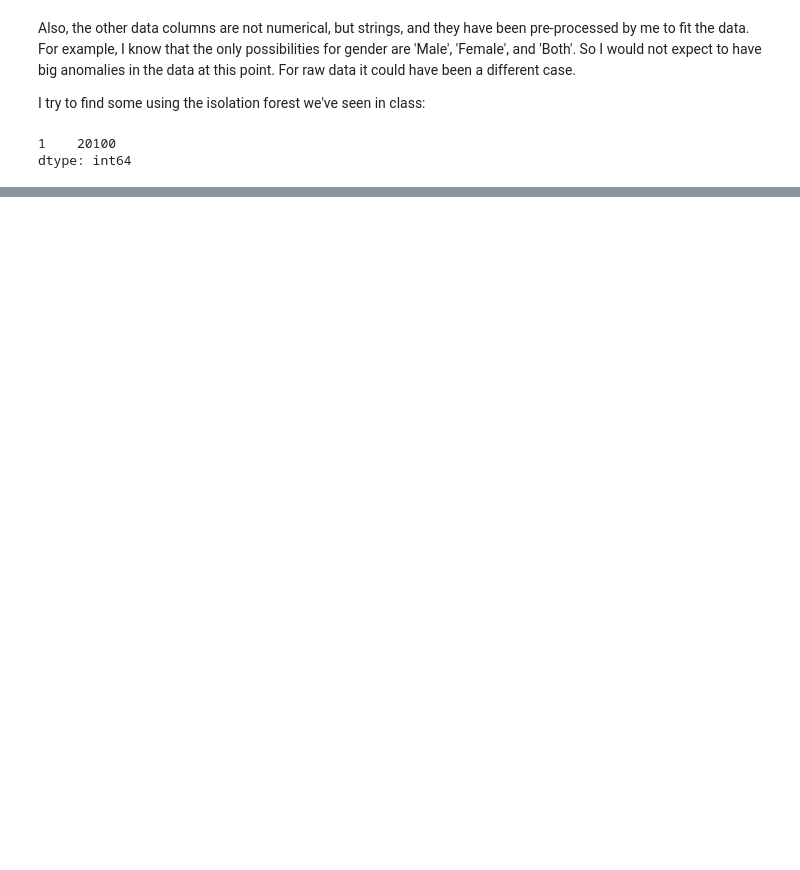
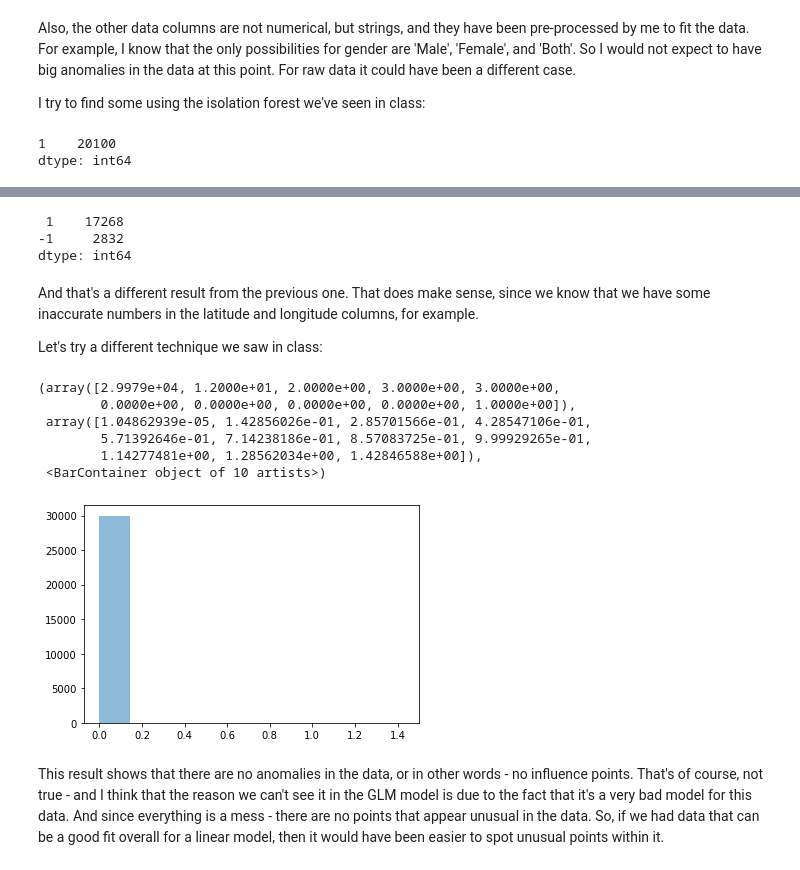
Before and after one commit to razbareli/Applied-Competitive-Lab-in-Data-Science-67818, a Jupyter notebook: week3/sol3.ipynb, the cells around one changed output, grey strips where cells are left out. Cells and saved outputs as stored; diff of their text form; code cells hidden in the pictures; blank space fills up the shorter version.

```diff
--- a/week3/sol3.ipynb
+++ b/week3/sol3.ipynb
@@ -592,0 +388,10 @@ dtype: int64
+# %%
+df = pd.read_csv("ex3.csv")
+# %%
+df = df[['date','longitude','latitude', 'n_killed', 'n_injured', 'congressional_district','n_guns_involved']]
+for column in df:
+    df[column] = df[column].fillna(df[column].mode()[0])
+def delete_day_year(x):
+    return int(x[:-6])
+df['date'] = df['date'].apply(delete_day_year)
+df.head()
@@ -592,0 +405,37 @@ dtype: int64
+# %%
+X = df.drop(columns=['n_killed'])
+y = df['n_killed']
+X_train, X_test, y_train, y_test = train_test_split(X, y, test_size=0.33)
+# %%
+isf = IsolationForest()
+isf.fit(X_train)
+pd.Series(isf.predict(X_train)).value_counts()
+# %% [output]
+ 1    17268
+-1     2832
+dtype: int64
+# %% [markdown]
+And that's a different result from the previous one.
+That does make sense, since we know that we have some inaccurate numbers in the latitude and longitude columns, for example.
+
+Let's try a different technique we saw in class:
+# %%
+from statsmodels.genmod.generalized_linear_model import GLM
+model = GLM(y,X).fit()
+# %%
+plt.hist(model.get_influence(observed=False).summary_frame()['dffits_internal'].abs(),alpha=.5)
+# %% [output]
+(array([2.9979e+04, 1.2000e+01, 2.0000e+00, 3.0000e+00, 3.0000e+00,
+        0.0000e+00, 0.0000e+00, 0.0000e+00, 0.0000e+00, 1.0000e+00]),
+ array([1.04862939e-05, 1.42856026e-01, 2.85701566e-01, 4.28547106e-01,
+        5.71392646e-01, 7.14238186e-01, 8.57083725e-01, 9.99929265e-01,
+        1.14277481e+00, 1.28562034e+00, 1.42846588e+00]),
+ <BarContainer object of 10 artists>)
+[figure, added]
+# %% [markdown]
+This result shows that there are no anomalies in the data, or in other words - no influence points.
+That's of course, not true - and I think that the reason we can't see it in the GLM model
+is due to the fact that it's a very bad model for this data.
+And since everything is a mess - there are no points that appear unusual in the data.
+So, if we had data that can be a good fit overall for a linear model, then it would have been easier to spot
+unusual points within it.
```
Also changed, not shown: parts of 58 cells of this notebook, 3 other files.
